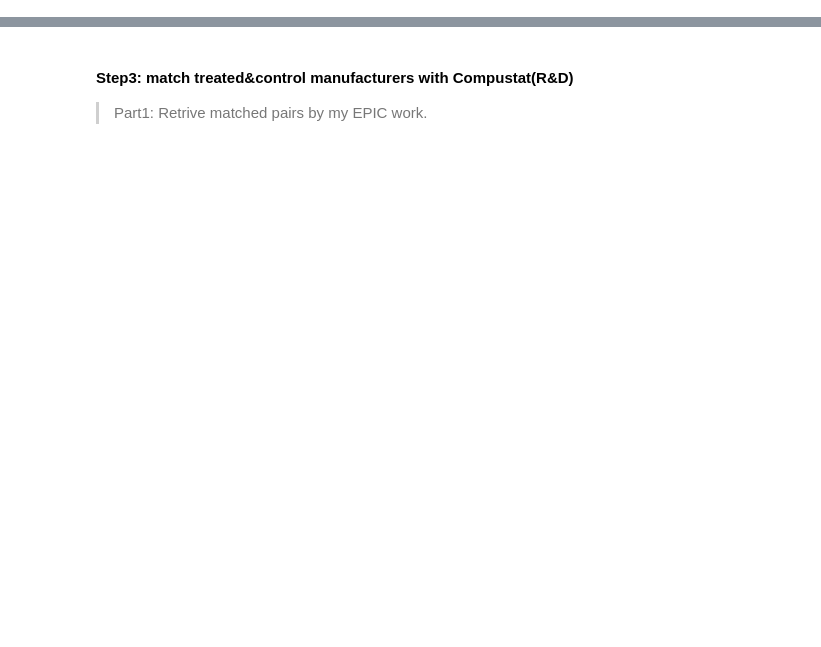
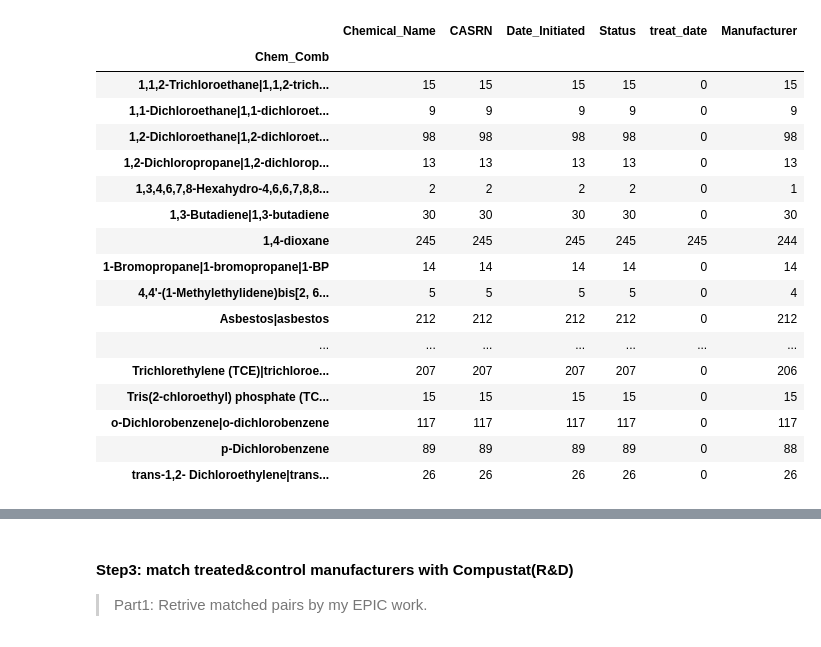
Before and after one commit to Xiaoting05/ChemNews_Project, a Jupyter notebook: Merging_TWP_NTY_For_CI.ipynb, the cells around one changed output, grey strips where cells are left out. Drawn from its saved outputs; the diff is of its cells as text; code cells hidden in the pictures; blank space fills up the shorter version.

```diff
--- a/Merging_TWP_NTY_For_CI.ipynb
+++ b/Merging_TWP_NTY_For_CI.ipynb
@@ -289,14 +195,0 @@ chem_firm.sample(3)
-# %%
-# Mark the treated & control chem, and stored in the variable 'treat_chem'.
-# Note! Not all NaN treat_date chemicals in EPA are in control.
-# Only those reported by neither outlets are.
-
-def mark_treated_chem(row):
-    if row['Chem_Comb'] in control_chems:
-        return 0
-    elif row['Chem_Comb'] in treat_chems:
-        return 1
-    else:
-        return None
-
-chem_firm["treat_chem"] = chem_firm.apply(mark_treated_chem, axis=1)
@@ -311,0 +200,21 @@ chem_firm.groupby('treat_chem').nunique('Chem_Comb')
+# %%
+chem_firm.groupby('Chem_Comb').count()
+# %% [output]
+|  | Chemical_Name | CASRN | Date_Initiated | Status | treat_date | Manufacturer |
+| Chem_Comb |  |  |  |  |  |  |
+| 1,1,2-Trichloroethane|1,1,2-trich... | 15 | 15 | 15 | 15 | 0 | 15 |
+| 1,1-Dichloroethane|1,1-dichloroet... | 9 | 9 | 9 | 9 | 0 | 9 |
+| 1,2-Dichloroethane|1,2-dichloroet... | 98 | 98 | 98 | 98 | 0 | 98 |
+| 1,2-Dichloropropane|1,2-dichlorop... | 13 | 13 | 13 | 13 | 0 | 13 |
+| 1,3,4,6,7,8-Hexahydro-4,6,6,7,8,8... | 2 | 2 | 2 | 2 | 0 | 1 |
+| 1,3-Butadiene|1,3-butadiene | 30 | 30 | 30 | 30 | 0 | 30 |
+| 1,4-dioxane | 245 | 245 | 245 | 245 | 245 | 244 |
+| 1-Bromopropane|1-bromopropane|1-BP | 14 | 14 | 14 | 14 | 0 | 14 |
+| 4,4'-(1-Methylethylidene)bis[2, 6... | 5 | 5 | 5 | 5 | 0 | 4 |
+| Asbestos|asbestos | 212 | 212 | 212 | 212 | 0 | 212 |
+| ... | ... | ... | ... | ... | ... | ... |
+| Trichlorethylene (TCE)|trichloroe... | 207 | 207 | 207 | 207 | 0 | 206 |
+| Tris(2-chloroethyl) phosphate (TC... | 15 | 15 | 15 | 15 | 0 | 15 |
+| o-Dichlorobenzene|o-dichlorobenzene | 117 | 117 | 117 | 117 | 0 | 117 |
+| p-Dichlorobenzene | 89 | 89 | 89 | 89 | 0 | 88 |
+| trans-1,2- Dichloroethylene|trans... | 26 | 26 | 26 | 26 | 0 | 26 |
```
Also changed, not shown: parts of 141 cells of this notebook.
